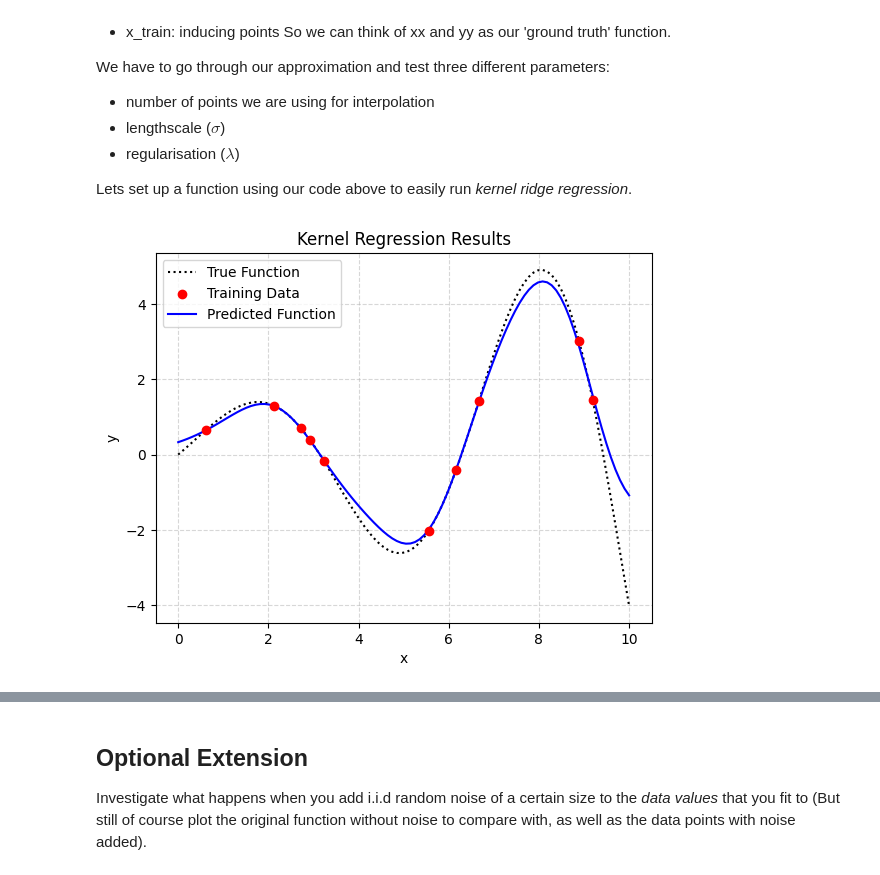
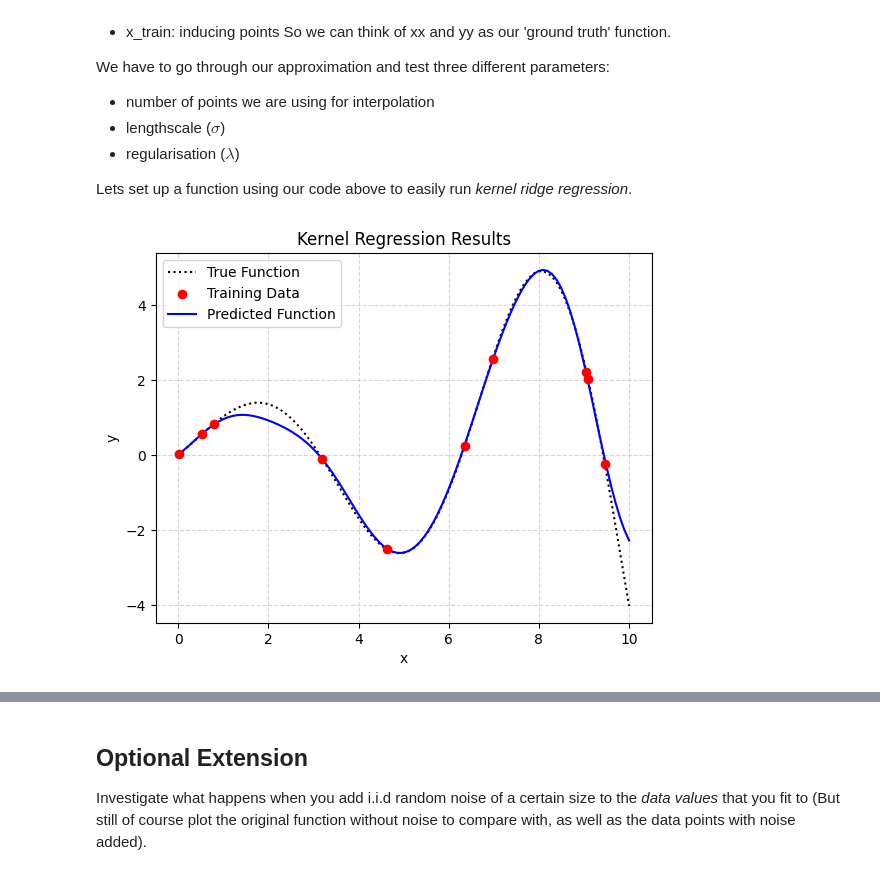
Before and after one commit to macaswalker/MatsAndMols_projects, a Jupyter notebook: _Project 3_ solubility.ipynb, the cells around one changed output, grey strips where cells are left out. Saved outputs shown, nothing was run; the diff lists cells and outputs as text; code cells hidden in the pictures.

```diff
--- a/_Project 3_ solubility.ipynb
+++ b/_Project 3_ solubility.ipynb
@@ -145,7 +145,7 @@ Lets set up a function using our code above to easily run *kernel ridge regressi
 # We will make our function as general as possible to try and scaffold as much understanding as possible
 # when, later, we are worried about computational efficiency, we will perform less in this loop, factoring out as much as possible
 
-def kernel_ridge_regression(x_values, y_values, n_inducing_points, sig, lam, func):
+def kernel_ridge_regression(x_values, y_values, n_inducing_points, sig, lam, func, x_train, use_x_train):
 
     x_values = x_values # this is our full dataset
 
@@ -153,9 +153,16 @@ def kernel_ridge_regression(x_values, y_values, n_inducing_points, sig, lam, fun
 
     y_values = func(x_values) # this is our dependent variable - what we are trying to predict
 
-    x_train = np.random.choice(x_values, n_inducing_points, replace=False) # getting our x_train
+    if use_x_train == False:
 
-    y_train = f(x_train) # setting our y_train values
+        x_train = np.random.choice(x_values, n_inducing_points, replace=False) # getting our x_train
+
+    else:
+
+        n_inducing_points = len(x_train)
+
+    y_train = func(x_train) # setting our y_train values
+
 
     # Training Kernel
     K = np.zeros((n_inducing_points,n_inducing_points))
@@ -179,31 +186,32 @@ def kernel_ridge_regression(x_values, y_values, n_inducing_points, sig, lam, fun
 # %%
 # Testing our function
 
 # Plot ground truth function
 plt.plot(x_values, y_values, ':', label="True Function", color='black')
 
+x_train = np.random.random(n)*n
 
-y_pred, x_train = kernel_ridge_regression(x_values, y_values, 10, 1, 0.01, f)
+y_pred, x_train = kernel_ridge_regression(x_values, y_values, 10, 1, 0.01, f, x_train, use_x_train=True)
 
 # Plot training data
 plt.scatter(x_train, f(x_train), color='red', label="Training Data", zorder=3)
 
 
 # Plot predicted function
 plt.plot(x_values, y_pred, label="Predicted Function", color='blue')
 
 # Labels and title
 plt.xlabel("x")
 plt.ylabel("y")
 plt.title("Kernel Regression Results")
 
 # Legend
 plt.legend()
 
 # Grid for better readability
 plt.grid(True, linestyle='--', alpha=0.5)
 
 # Show the plot
 plt.show()
 # %% [output]
-[figure, old version]
+[figure, new version]
```
Also changed, not shown: parts of 2 cells of this notebook.
